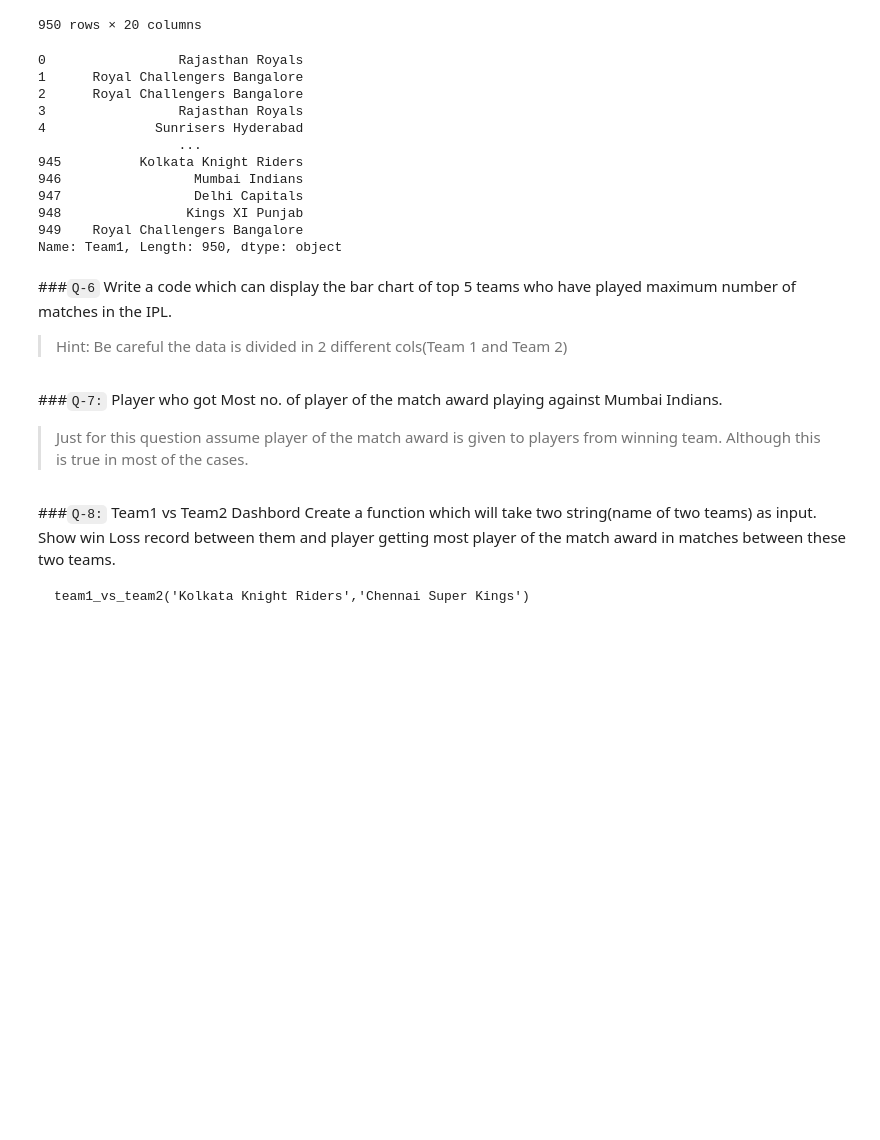
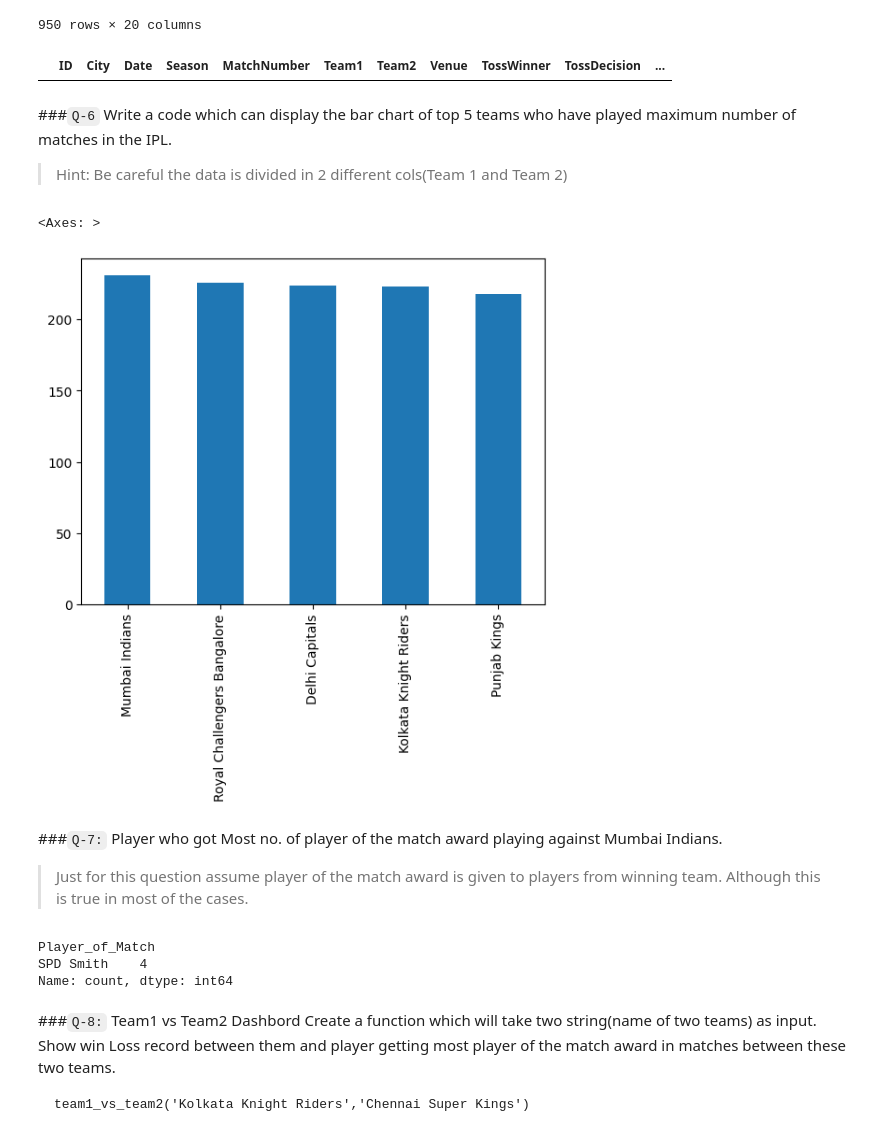
Before and after one commit to gmohite7/machine-learning, a Jupyter notebook: Week 06 Pandas/session_17_tasks.ipynb, the cells around one changed output. Saved outputs shown, nothing was run; the diff lists cells and outputs as text; code cells hidden in the pictures; blank space fills up the shorter version.

```diff
--- a/Week 06 Pandas/session_17_tasks.ipynb
+++ b/Week 06 Pandas/session_17_tasks.ipynb
@@ -138,23 +193,24 @@ name_dict = {
     'Rising Pune Supergiants':'Rising Pune Supergiant'
 }
 
-def name_change():
+def name_change(x):
+    new_value = name_dict.get(x, x)
+    return new_value
 
 
-ipl['Team1'].str.replace('Delhi Daredevils','Delhi Capitals')
+ipl['Team1'] = ipl['Team1'].apply(name_change)
+ipl['Team2'] = ipl['Team2'].apply(name_change)
+ipl['WinningTeam'] = ipl['WinningTeam'].apply(name_change)
-# %% [output]
-0                 Rajasthan Royals
-1      Royal Challengers Bangalore
-2      Royal Challengers Bangalore
-3                 Rajasthan Royals
-4              Sunrisers Hyderabad
-                  ...
-945          Kolkata Knight Riders
-946                 Mumbai Indians
-947                 Delhi Capitals
-948                Kings XI Punjab
-949    Royal Challengers Bangalore
-Name: Team1, Length: 950, dtype: object
+# %%
+# code here
+changed_name = {'Delhi Daredevils':'Delhi Capitals',
+                'Kings XI Punjab':'Punjab Kings',
+                'Rising Pune Supergiants':'Rising Pune Supergiant'}
+ipl.replace(changed_name.keys(), changed_name.values(),inplace=True )
+# %%
+ipl[ipl['Team1'] == 'Kings XI Punjab']
+# %% [output]
+|  | ID | City | Date | Season | MatchNumber | Team1 | Team2 | Venue | TossWinner | TossDecision | ... |
 # %% [markdown]
 ###`Q-6` Write a code which can display the bar chart of top 5 teams who have played maximum number of matches in the IPL.
 >  Hint: Be careful the data is divided in 2 different cols(Team 1 and Team 2)
@@ -163,3 +217,8 @@ Name: Team1, Length: 950, dtype: object
+# %%
+(ipl['Team1'].value_counts()+ipl["Team2"].value_counts()).sort_values(ascending=False).head().plot(kind='bar')
+# %% [output]
+<Axes: >
+[figure, added]
 # %% [markdown]
 ###`Q-7:` Player who got Most no. of player of the match award playing against Mumbai Indians.
 > Just for this question assume player of the match award is given to players from winning team. Although this is true in most of the cases.
@@ -168,3 +225,12 @@ Name: Team1, Length: 950, dtype: object
+# %%
+
+m1 = (ipl.Team1 == "Mumbai Indians") | (ipl.Team2 == "Mumbai Indians")
+m2 = ipl.WinningTeam != "Mumbai Indians"
+ipl[m1 & m2].Player_of_Match.value_counts().head(1)
+# %% [output]
+Player_of_Match
+SPD Smith    4
+Name: count, dtype: int64
 # %% [markdown]
 ###`Q-8:` Team1 vs Team2 Dashbord
 Create a function which will take two string(name of two teams) as input. Show win Loss record between them and player getting most player of the match award in matches between these two teams.
```
Also changed, not shown: parts of 15 cells of this notebook, 1 other file.
